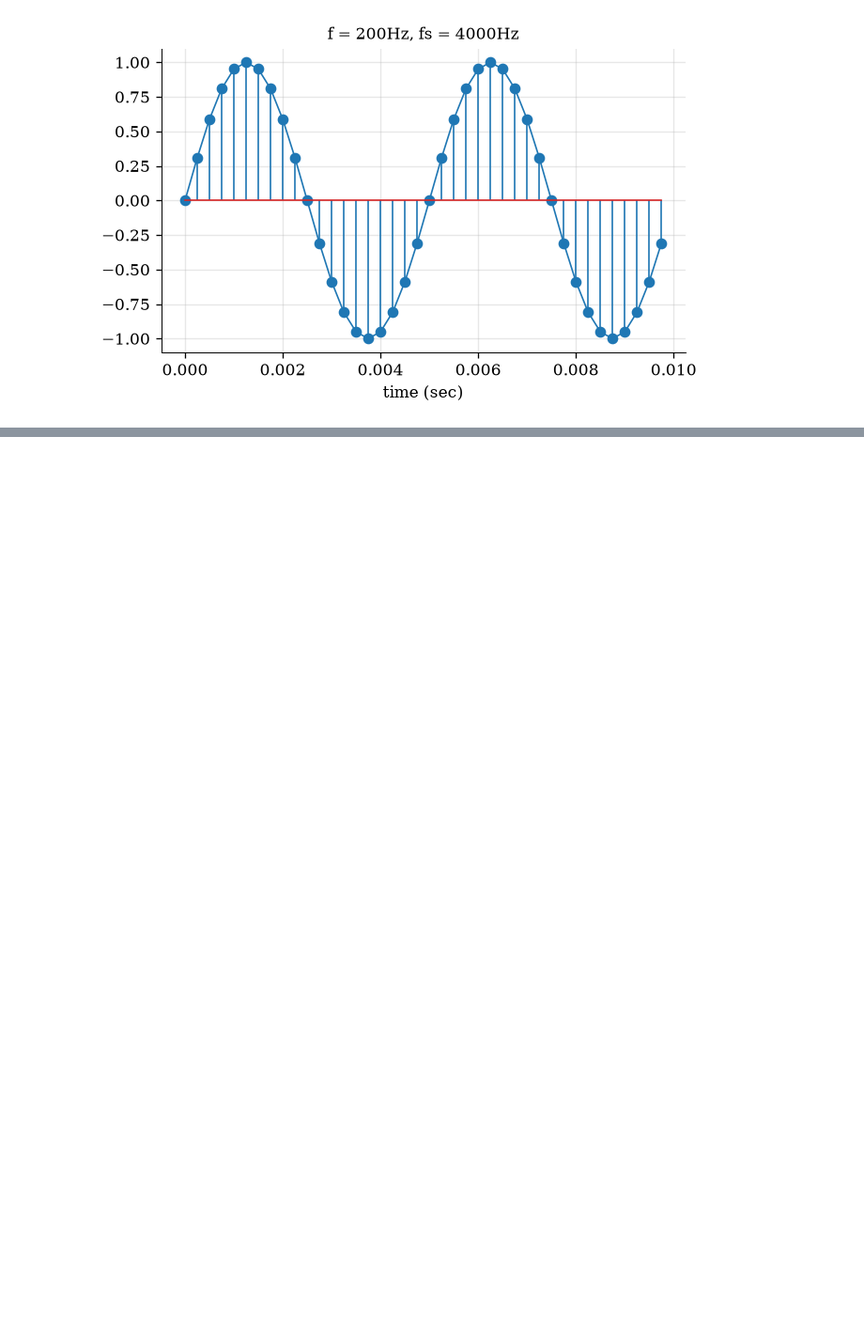
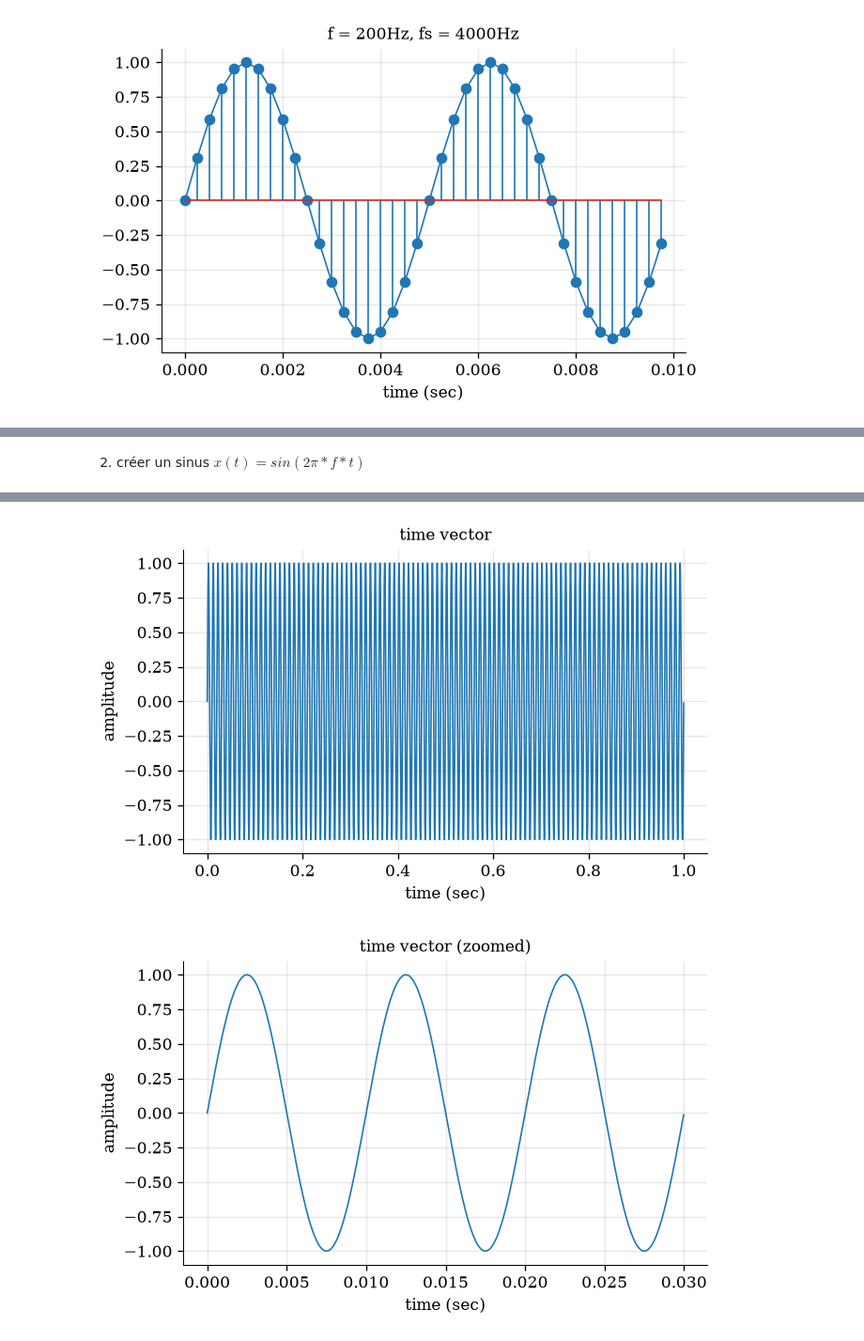
Before and after one commit to PyrApple/jupyterlite_signal_processing_ens, a Jupyter notebook: content/1_numerisation.ipynb, the cells around one changed output, grey strips where cells are left out. Shown at 94% size. Cells and saved outputs as stored; diff of their text form; code cells hidden in the pictures; blank space fills up the shorter version.

```diff
--- a/content/1_numerisation.ipynb
+++ b/content/1_numerisation.ipynb
@@ -109,0 +134,19 @@ playsound(audio_out, fs)
+# %% [markdown]
+2) créer un sinus $x(t) = sin(2 \pi * f * t)$
+# %%
+# create signal
+f = 100
+x = np.sin(2*math.pi*f*t)
+
+# play
+playsound(x, fs)
+
+# plot
+plt.plot(t, x)
+plt.xlabel('time (sec)'); plt.ylabel('amplitude'); plt.title('time vector'); plt.show()
+
+# plot zoom
+selvect = np.arange(3*int(fs/f))
+plt.plot(t[selvect], x[selvect])
+plt.xlabel('time (sec)'); plt.ylabel('amplitude'); plt.title('time vector (zoomed)'); plt.show()
+# %% [output]
@@ -109,0 +154,2 @@ playsound(audio_out, fs)
+[figure, added]
+[figure, added]
```
Also changed, not shown: parts of 7 cells of this notebook, 4 other files.
